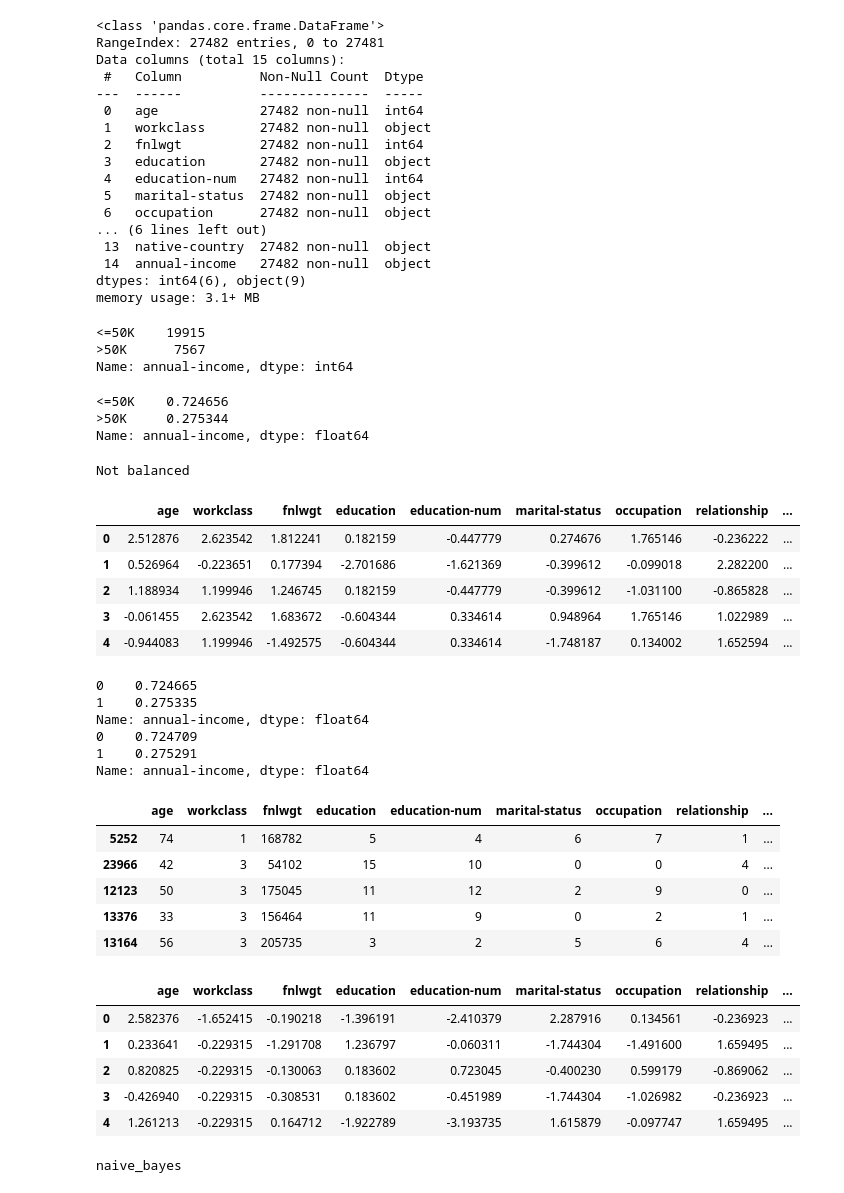
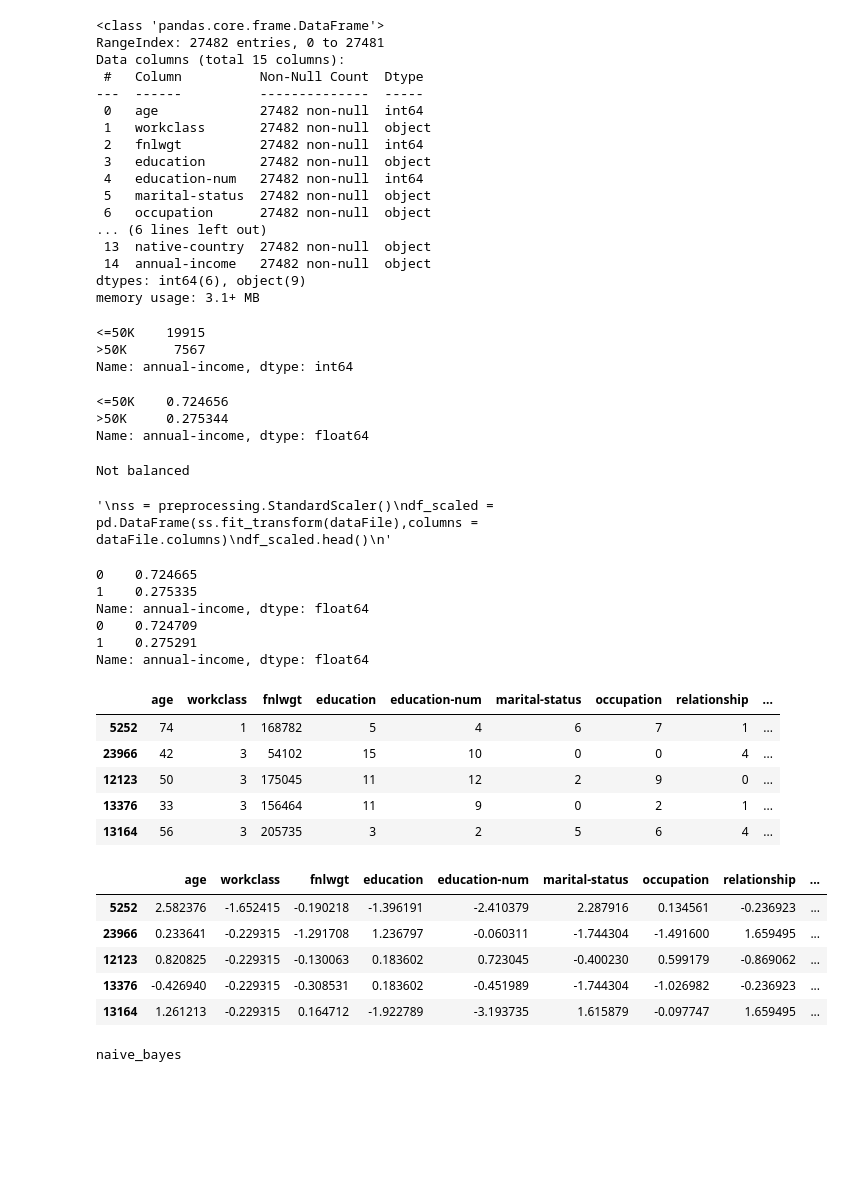
Before and after one commit to TommyRoy776/381-ML-HW1-, a Jupyter notebook: 381 hw1.ipynb, the cells around one changed output. Saved outputs shown, nothing was run; the diff lists cells and outputs as text; code cells hidden in the pictures; blank space fills up the shorter version.

```diff
--- a/381 hw1.ipynb
+++ b/381 hw1.ipynb
@@ -17,13 +17,13 @@ org_dataFile = pd.read_csv(CENSUS_FILE,names=census_column_names)
 org_dataFile.info()
 #Classes
 org_dataFile['annual-income'].value_counts()
-org_dataFile['annual-income'].value_counts()/len(dataFile)
+org_dataFile['annual-income'].value_counts()/len(org_dataFile)
 print("Not balanced")
 #undersampling ??
 #df2 = dataFile.copy()
-le = preprocessing.LabelEncoder()
 #preprocess string features
 def labelizedString(df2):
+    le = preprocessing.LabelEncoder()
     for column_name in df2.columns:
         if df2[column_name].dtype == object:
             df2[column_name] = le.fit_transform(df2[column_name])
@@ -32,9 +32,11 @@ def labelizedString(df2):
 dataFile = org_dataFile.copy()
 labelizedString(dataFile)
 #Standardize
+'''
 ss = preprocessing.StandardScaler()
 df_scaled = pd.DataFrame(ss.fit_transform(dataFile),columns = dataFile.columns)
 df_scaled.head()
+'''
 # %% [output]
 <class 'pandas.core.frame.DataFrame'>
 RangeIndex: 27482 entries, 0 to 27481
@@ -60,12 +62,7 @@ Name: annual-income, dtype: int64
 >50K     0.275344
 Name: annual-income, dtype: float64
 Not balanced
-|  | age | workclass | fnlwgt | education | education-num | marital-status | occupation | relationship | ... |
-| 0 | 2.512876 | 2.623542 | 1.812241 | 0.182159 | -0.447779 | 0.274676 | 1.765146 | -0.236222 | ... |
-| 1 | 0.526964 | -0.223651 | 0.177394 | -2.701686 | -1.621369 | -0.399612 | -0.099018 | 2.282200 | ... |
-| 2 | 1.188934 | 1.199946 | 1.246745 | 0.182159 | -0.447779 | -0.399612 | -1.031100 | -0.865828 | ... |
-| 3 | -0.061455 | 2.623542 | 1.683672 | -0.604344 | 0.334614 | 0.948964 | 1.765146 | 1.022989 | ... |
-| 4 | -0.944083 | 1.199946 | -1.492575 | -0.604344 | 0.334614 | -1.748187 | 0.134002 | 1.652594 | ... |
+'\nss = preprocessing.StandardScaler()\ndf_scaled = pd.DataFrame(ss.fit_transform(dataFile),columns = dataFile.columns)\ndf_scaled.head()\n'
 # %%
 #part0(2)
 from sklearn.model_selection import StratifiedShuffleSplit
@@ -82,39 +79,42 @@ def MySplit(n_splits,test_size,df):
 train_set,test_valid_set = MySplit(1,0.4,dataFile)
 test_set,valid_set = MySplit(1,0.5,test_valid_set)
 
 print(train_set['annual-income'].value_counts()/len(train_set))
 print(test_set['annual-income'].value_counts()/len(test_set))
 
 def myStd(df):
     ss = preprocessing.StandardScaler()
-    df_scaled = pd.DataFrame(ss.fit_transform(df),columns = df.columns)
+    annualIncome = df.loc[:,'annual-income']
+    tempDf = df.drop('annual-income', axis = 1)
+    df_scaled = pd.DataFrame(ss.fit_transform(tempDf),columns = tempDf.columns, index=tempDf.index)
+    df_scaled['annual-income'] = annualIncome
     return df_scaled
 
 
 train_set.head()
 std_train_set = myStd(train_set)
 std_test_set = myStd(test_set)
 std_valid_set = myStd(valid_set)
 std_train_set.head()
 # %% [output]
 0    0.724665
 1    0.275335
 Name: annual-income, dtype: float64
 0    0.724709
 1    0.275291
 Name: annual-income, dtype: float64
 |  | age | workclass | fnlwgt | education | education-num | marital-status | occupation | relationship | ... |
 | 5252 | 74 | 1 | 168782 | 5 | 4 | 6 | 7 | 1 | ... |
 | 23966 | 42 | 3 | 54102 | 15 | 10 | 0 | 0 | 4 | ... |
 | 12123 | 50 | 3 | 175045 | 11 | 12 | 2 | 9 | 0 | ... |
 | 13376 | 33 | 3 | 156464 | 11 | 9 | 0 | 2 | 1 | ... |
 | 13164 | 56 | 3 | 205735 | 3 | 2 | 5 | 6 | 4 | ... |
 |  | age | workclass | fnlwgt | education | education-num | marital-status | occupation | relationship | ... |
-| 0 | 2.582376 | -1.652415 | -0.190218 | -1.396191 | -2.410379 | 2.287916 | 0.134561 | -0.236923 | ... |
-| 1 | 0.233641 | -0.229315 | -1.291708 | 1.236797 | -0.060311 | -1.744304 | -1.491600 | 1.659495 | ... |
-| 2 | 0.820825 | -0.229315 | -0.130063 | 0.183602 | 0.723045 | -0.400230 | 0.599179 | -0.869062 | ... |
-| 3 | -0.426940 | -0.229315 | -0.308531 | 0.183602 | -0.451989 | -1.744304 | -1.026982 | -0.236923 | ... |
-| 4 | 1.261213 | -0.229315 | 0.164712 | -1.922789 | -3.193735 | 1.615879 | -0.097747 | 1.659495 | ... |
+| 5252 | 2.582376 | -1.652415 | -0.190218 | -1.396191 | -2.410379 | 2.287916 | 0.134561 | -0.236923 | ... |
+| 23966 | 0.233641 | -0.229315 | -1.291708 | 1.236797 | -0.060311 | -1.744304 | -1.491600 | 1.659495 | ... |
+| 12123 | 0.820825 | -0.229315 | -0.130063 | 0.183602 | 0.723045 | -0.400230 | 0.599179 | -0.869062 | ... |
+| 13376 | -0.426940 | -0.229315 | -0.308531 | 0.183602 | -0.451989 | -1.744304 | -1.026982 | -0.236923 | ... |
+| 13164 | 1.261213 | -0.229315 | 0.164712 | -1.922789 | -3.193735 | 1.615879 | -0.097747 | 1.659495 | ... |
 # %%
 #part 1
 #peformance metric functions
```
Also changed, not shown: parts of 4 cells of this notebook, 2 other files.
